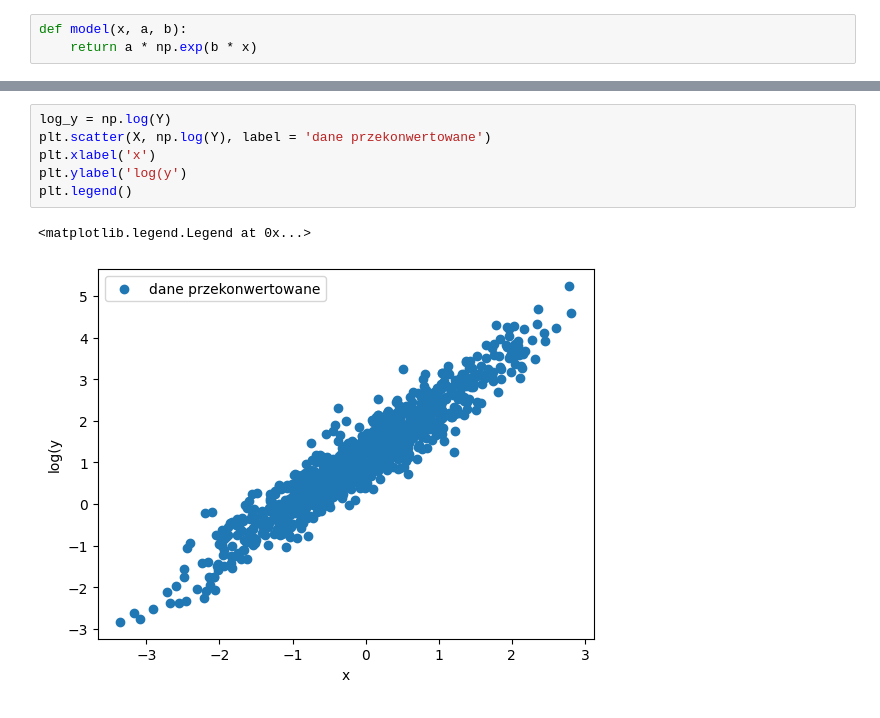
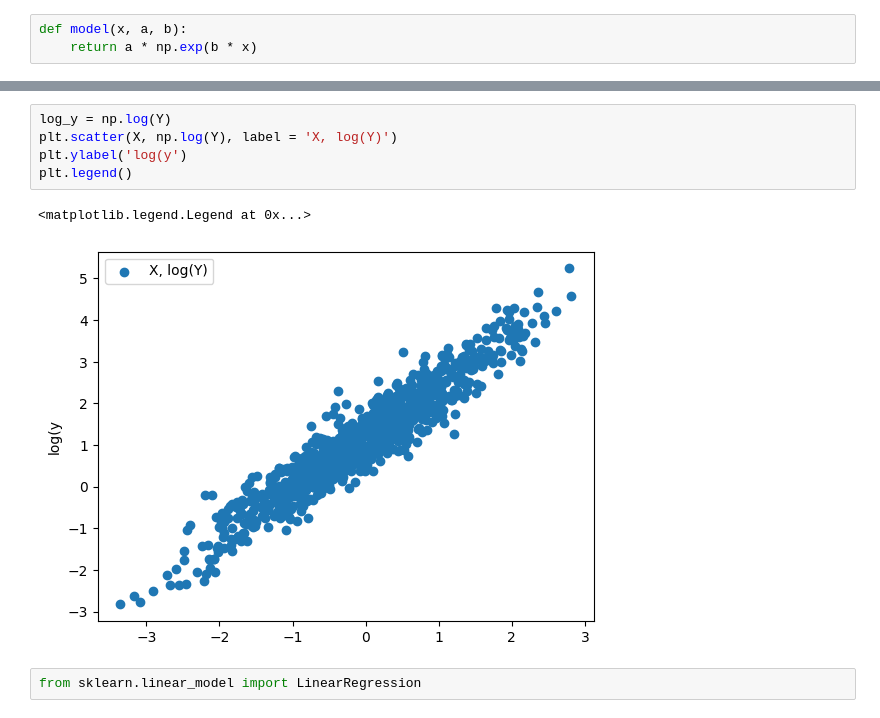
Before and after one commit to MariaNowacka/kaszcz, a Jupyter notebook: lista1_kaszcz.ipynb, the cells around one changed output, grey strips where cells are left out. Drawn from its saved outputs; the diff is of its cells as text.

```diff
--- a/lista1_kaszcz.ipynb
+++ b/lista1_kaszcz.ipynb
@@ -337,11 +319,12 @@ Y = 3.070 * exp(1.304 * X)
 # %%
 log_y = np.log(Y)
-plt.scatter(X, np.log(Y), label = 'dane przekonwertowane')
-plt.xlabel('x')
+plt.scatter(X, np.log(Y), label = 'X, log(Y)')
 plt.ylabel('log(y')
 plt.legend()
 # %% [output]
 <matplotlib.legend.Legend at 0x...>
-[figure, old version]
+[figure, new version]
+# %%
+from sklearn.linear_model import LinearRegression
 # %%
 # Fit the linear regression model
```
Also changed, not shown: parts of 9 cells of this notebook, 1 other file.
